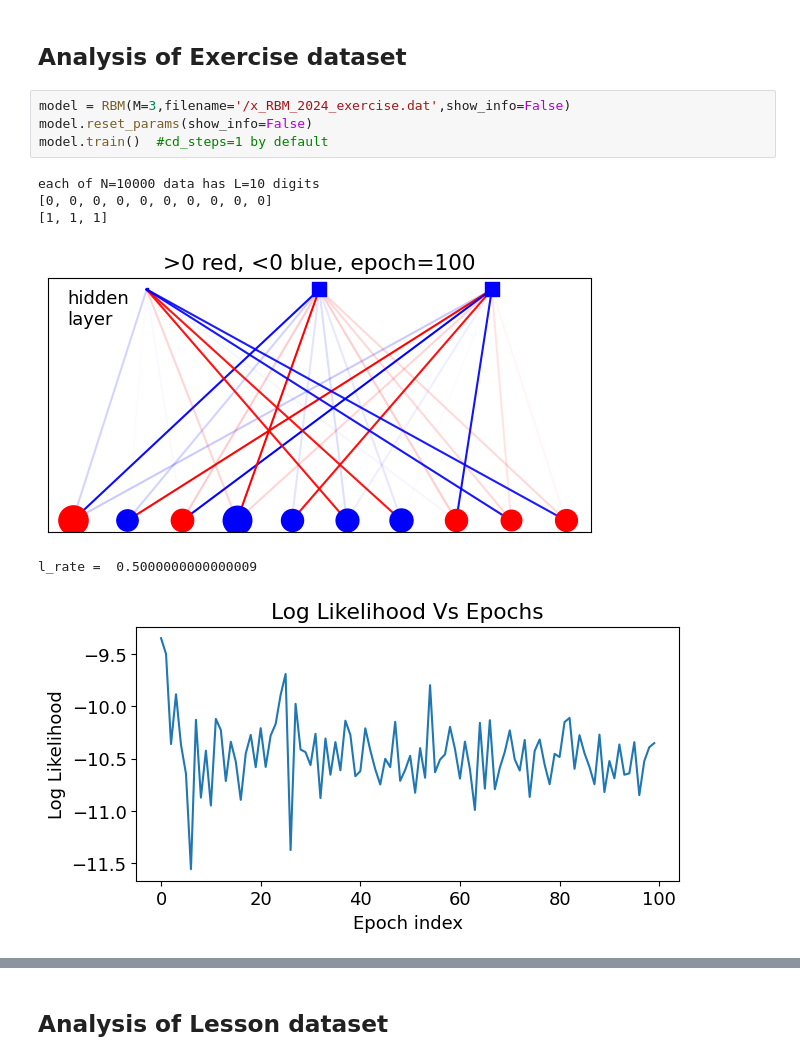
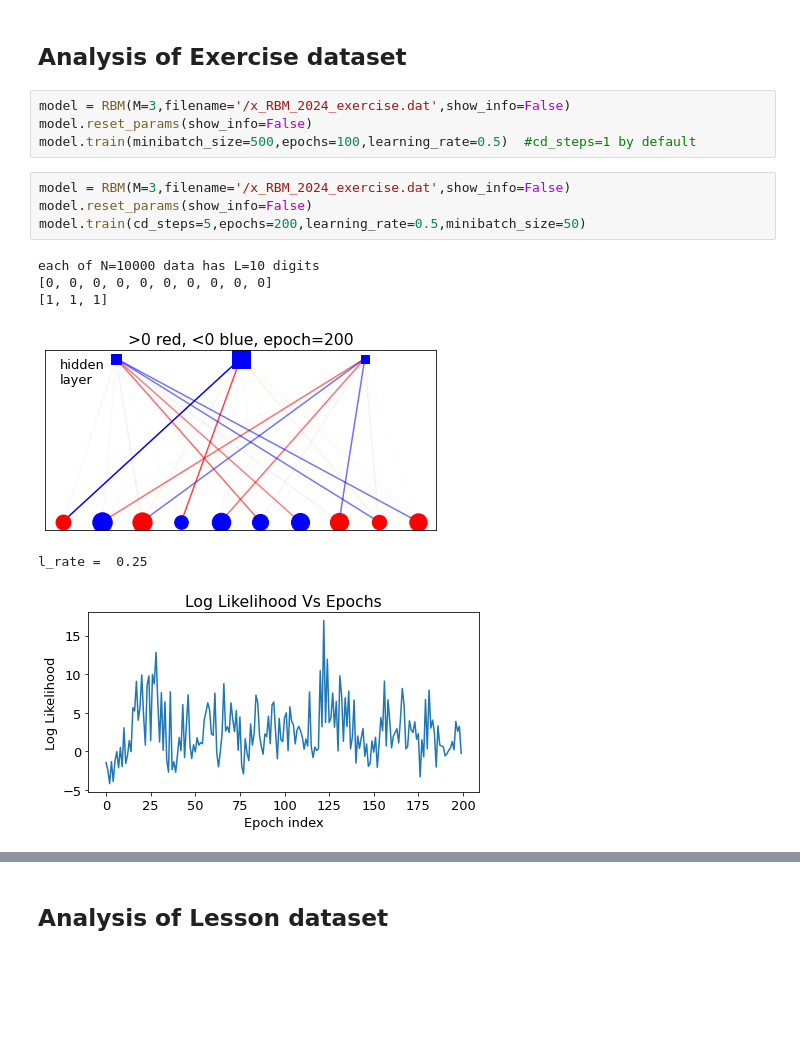
Before and after one commit to pietromalagoli/LCPB, a Jupyter notebook: Assignments/Ex4/group2404_exercise4.ipynb, the cells around one changed output, grey strips where cells are left out. Drawn from its saved outputs; the diff is of its cells as text; blank space fills up the shorter version.

```diff
--- a/Assignments/Ex4/group2404_exercise4.ipynb
+++ b/Assignments/Ex4/group2404_exercise4.ipynb
@@ -259,14 +263,18 @@ class RBM:
 # %%
 model = RBM(M=3,filename='/x_RBM_2024_exercise.dat',show_info=False)
 model.reset_params(show_info=False)
-model.train()  #cd_steps=1 by default
+model.train(minibatch_size=500,epochs=100,learning_rate=0.5)  #cd_steps=1 by default
-# %% [output]
-each of N=10000 data has L=10 digits
-[0, 0, 0, 0, 0, 0, 0, 0, 0, 0]
-[1, 1, 1]
-[figure, removed]
-l_rate =  0.5000000000000009
-[figure, removed]
+# %%
+model = RBM(M=3,filename='/x_RBM_2024_exercise.dat',show_info=False)
+model.reset_params(show_info=False)
+model.train(cd_steps=5,epochs=200,learning_rate=0.5,minibatch_size=50)
+# %% [output]
+each of N=10000 data has L=10 digits
+[0, 0, 0, 0, 0, 0, 0, 0, 0, 0]
+[1, 1, 1]
+[figure, added]
+l_rate =  0.25
+[figure, added]
 # %%
 model = RBM(M=3,filename='/x_RBM_2024_exercise.dat',show_info=False)
 model.reset_params(show_info=False)
```
Also changed, not shown: parts of 6 cells of this notebook.
